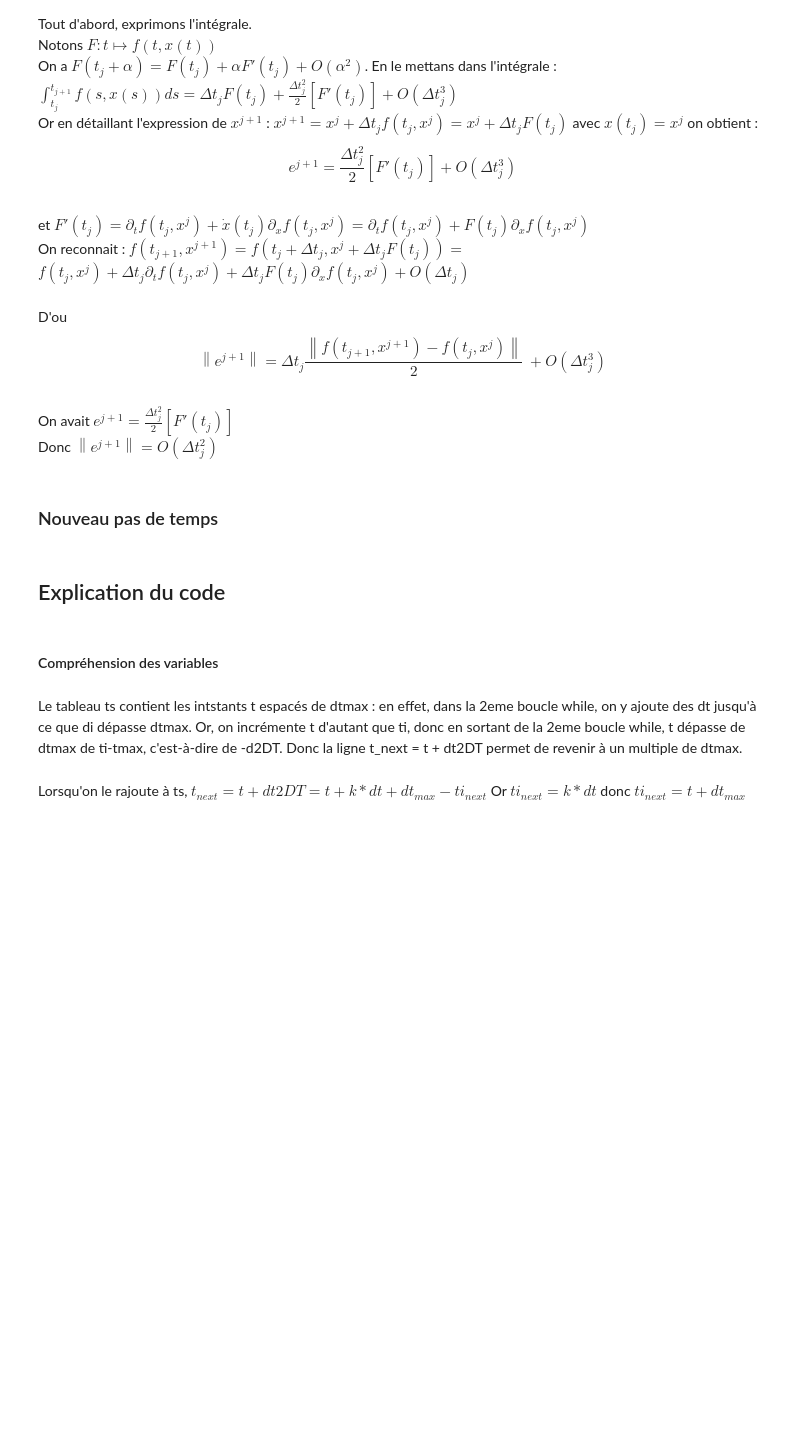
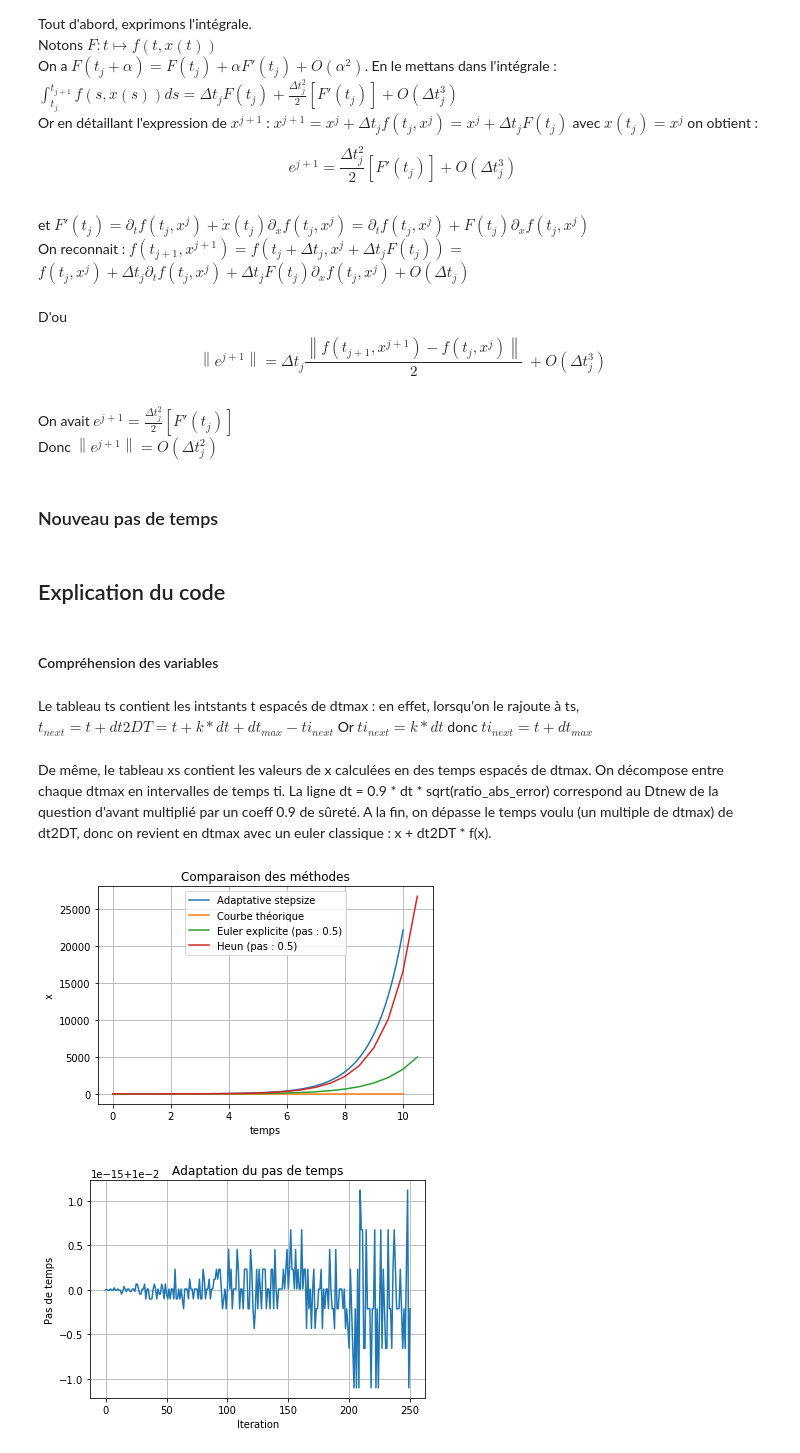
Before and after one commit to florent-escribe/projet-math-info-2, a Jupyter notebook: Document réponse.ipynb, the cells around one changed output. Cells and saved outputs as stored; diff of their text form; code cells hidden in the pictures; blank space fills up the shorter version.

```diff
--- a/Projet a compléter.ipynb
+++ b/Document réponse.ipynb
@@ -23,6 +23,9 @@ Nous allons tester ce solveur sur une equation dont nous connaissons la solution
 # %%
 def f(t,x):
     return x
+
+def f_2(x):
+    return x
 # %%
 t,x_euler=solve_euler_explicit(f,1,0.03)
 x_exp=np.exp(t)
@@ -132,9 +135,79 @@ Donc $\boxed{\left\| e^{j+1} \right\|  = O(\Delta t_{j}^2)}$
 ## Explication du code
 # %% [markdown]
 #### Compréhension des variables
-# %% [markdown]
-Le tableau ts contient les intstants t espacés de dtmax : en effet, dans la 2eme boucle while, on y ajoute des dt jusqu'à ce que di dépasse dtmax. Or, on incrémente t d'autant que ti, donc en sortant de la 2eme boucle while, t dépasse de dtmax de ti-tmax, c'est-à-dire de -d2DT. Donc la ligne t_next = t + dt2DT permet de revenir à un multiple de dtmax.
 # %% [markdown]
-Lorsqu'on le rajoute à ts, $t_{next} = t + dt2DT = t + k*dt + dt_{max} - ti_{next} $
+Le tableau ts contient les intstants t espacés de dtmax : en effet, lorsqu'on le rajoute à ts, $t_{next} = t + dt2DT = t + k*dt + dt_{max} - ti_{next} $
 Or $ti_{next} = k*dt$
 donc $ti_{next} = t + dt_{max}$
+# %% [markdown]
+De même, le tableau xs contient les valeurs de x calculées en des temps espacés de dtmax. On décompose entre chaque dtmax en intervalles de temps ti. La ligne dt = 0.9 * dt * sqrt(ratio_abs_error) correspond au Dtnew de la question d'avant multiplié par un coeff 0.9 de sûreté. A la fin, on dépasse le temps voulu (un multiple de dtmax) de dt2DT, donc on revient en dtmax avec un euler classique : x + dt2DT * f(x).
+# %%
+def solve_ivp_euler_explicit_variable_step(f, t0, x0, t_f, dtmin = 1e-16, dtmax = 0.01, atol = 1e-6):
+    dt = dtmax/10; # initial integration step
+    ts, xs = [t0], [x0]  # storage variables
+    t = t0
+    ti = 0  # internal time keeping track of time since latest storage point : must remain below dtmax
+    x = x0
+    while ts[-1] < t_f:
+        while ti < dtmax:
+            t_next, ti_next, x_next = t + dt, ti + dt, x + dt * f(x)
+            x_back = x_next - dt * f(x_next)
+            ratio_abs_error = atol / (np.linalg.norm(x_back-x)/2)
+            dt = 0.9 * dt * np.sqrt(ratio_abs_error)
+            # 0.9 correspond à la marge de sécurité appliquée ici
+            if dt < dtmin:
+                raise ValueError("Time step below minimum")
+            elif dt > dtmax/2:
+                dt = dtmax/2
+            t, ti, x = t_next, ti_next, x_next
+        dt2DT = dtmax - ti # time left to dtmax
+        t_next, ti_next, x_next = t + dt2DT, 0, x + dt2DT * f(x)
+        #ts = np.vstack([ts,t_next])
+        #xs = np.vstack([xs,x_next])
+        ts.append(t_next)
+        xs.append(x_next)
+        t, ti, x = t_next, ti_next, x_next
+    return (ts, xs)
+
+# On vérifie d'abord que le fonctionnement du solveur est cohérent,
+# par rapport aux valeurs théoriques, et celles obtenues par les deux
+# méthodes de pas fixe.
+def test_3(f, f_2, t0, x0, t_f, dt):
+    t, x = solve_ivp_euler_explicit_variable_step(f_2, t0, x0, t_f)
+    t_e, x_e = solve_euler_explicit(f, x0, dt)
+    t_h, x_h = heun_ordre_2(f, x0, dt)
+
+
+    plt.figure()
+    plt.plot(t,x, label="Adaptative stepsize")
+    plt.plot(t, [np.exp(-a) for a in t], label="Courbe théorique")
+    plt.plot(t_e, x_e, label="Euler explicite (pas : "+str(dt)+")")
+    plt.plot(t_h, x_h, label="Heun (pas : "+str(dt)+")")
+
+    plt.xlabel('temps')
+    plt.ylabel('x')
+    plt.legend(loc=9)
+    plt.title("Comparaison des méthodes")
+    plt.grid()
+    plt.show()
+
+test_3(f, f_2, 0, 1, 10, 0.5)
+
+
+# Illustration du fonctionnement du solveur
+t, x = solve_ivp_euler_explicit_variable_step(f_2, 0, 1, 10)
+
+pasDeTemps = [(t[i+1] - t[i]) for i in range (len(t)-1)]
+iteration = [i for i in range (len(t)-1)]
+plt.show()
+plt.figure()
+plt.xlabel("Iteration")
+plt.ylabel("Pas de temps")
+plt.plot(iteration[0:251], pasDeTemps[0:251]) #on limite le nombre d'itérations affichées pour des questions de lisibilité du graphique
+#plt.plot(iteration, pasDeTemps)
+plt.title("Adaptation du pas de temps")
+plt.grid()
+plt.show()
+# %% [output]
+[figure, added]
+[figure, added]
```
